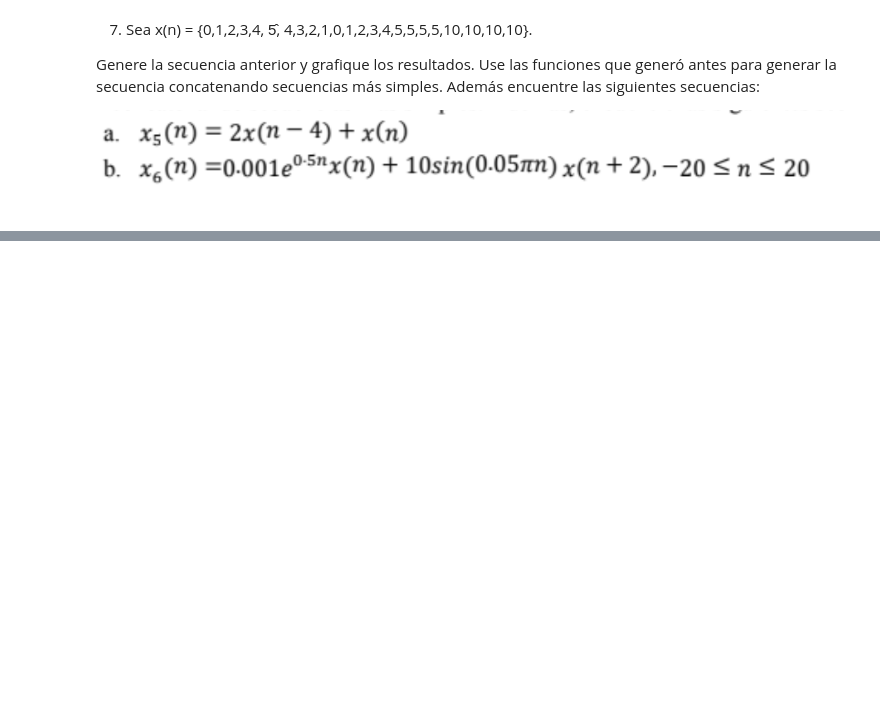
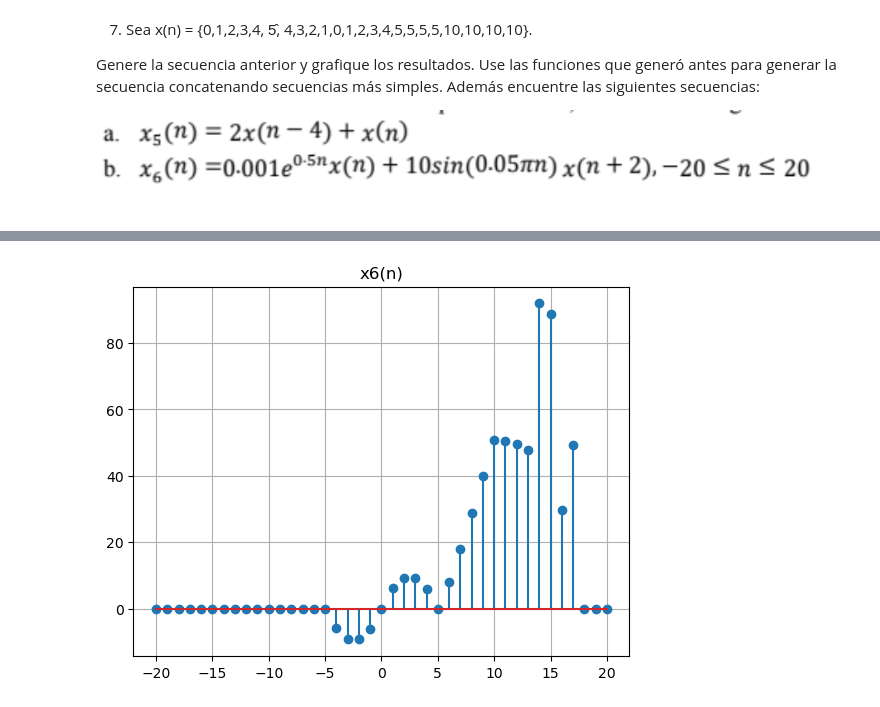
Before and after one commit to marianavasquezr/LAB_BIOSENALES, a Jupyter notebook: Practica2.ipynb, the cells around one changed output, grey strips where cells are left out. Saved outputs shown, nothing was run; the diff lists cells and outputs as text; code cells hidden in the pictures; blank space fills up the shorter version.

```diff
--- a/Practica2.ipynb
+++ b/Practica2.ipynb
@@ -297 +361,20 @@ Genere la secuencia anterior y grafique los resultados. Use las funciones que ge
+# %%
+#b.
+n2 = np.arange(-20,21)
+
+x2 = np.zeros(len(n2))
+x2[(n2>=-5)&(n2<=17)] = x  #X  existe entre -5 y 17, entonces copiamos x en ese rango y fuera de ese rango queda en 0
+
+# x(n+2)
+x_shift2 = np.zeros(len(n2))
+x_shift2[(n2+2>=-5)&(n2+2<=17)] = x2[(n2+2>=-5)&(n2+2<=17)] #¿El índice n+2 está dentro del rango donde x existe? Si sí => copiamos el valor; Si no => dejamos 0
+
+x6 = 0.001*np.exp(0.5*n2)*x2 + 10*np.sin(0.05*np.pi*n2)*x_shift2
+
+plt.stem(n2,x6)
+plt.title("x6(n)")
+plt.grid()
+plt.show()
+# %% [output]
+[figure, added]
 # %% [markdown]
```
Also changed, not shown: parts of 6 cells of this notebook.
